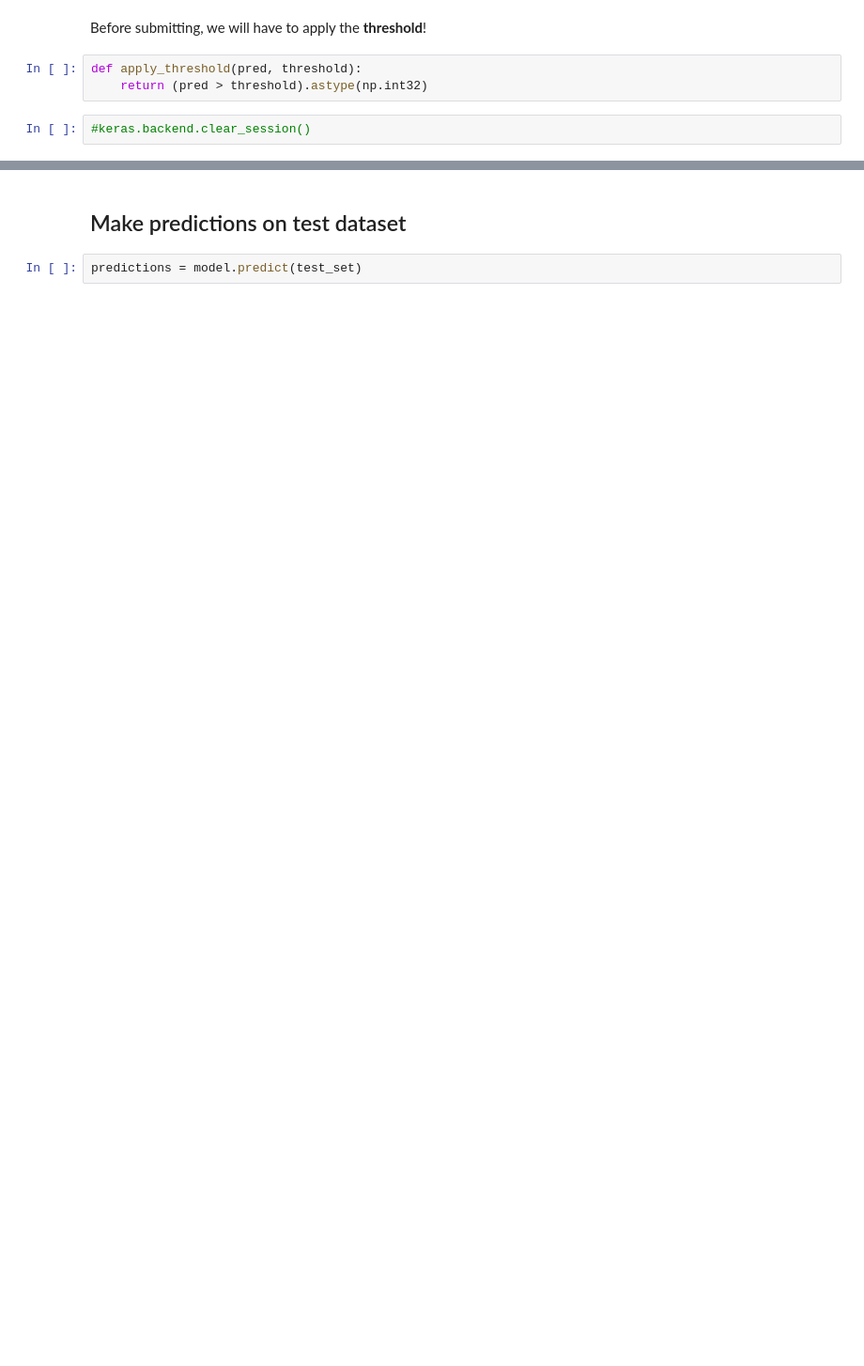
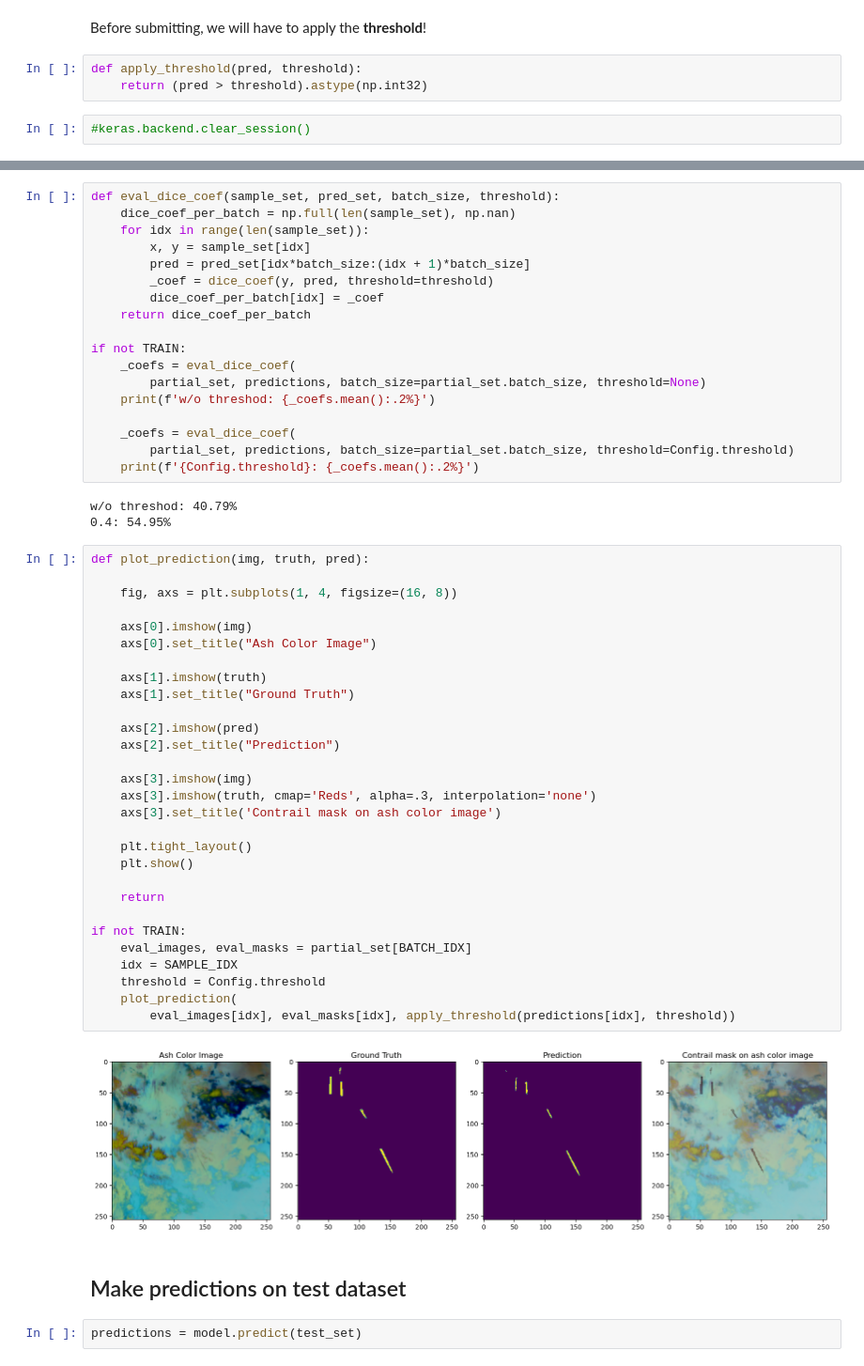
Before and after one commit to tomlqc/identify-contrails, a Jupyter notebook: notebooks/identify-contrails.ipynb, the cells around one changed output, grey strips where cells are left out. Shown at 94% size. Saved outputs shown, nothing was run; the diff lists cells and outputs as text; blank space fills up the shorter version.

```diff
--- a/notebooks/identify-contrails.ipynb
+++ b/notebooks/identify-contrails.ipynb
@@ -438,3 +472,55 @@ def apply_threshold(pred, threshold):
+# %%
+def eval_dice_coef(sample_set, pred_set, batch_size, threshold):
+    dice_coef_per_batch = np.full(len(sample_set), np.nan)
+    for idx in range(len(sample_set)):
+        x, y = sample_set[idx]
+        pred = pred_set[idx*batch_size:(idx + 1)*batch_size]
+        _coef = dice_coef(y, pred, threshold=threshold)
+        dice_coef_per_batch[idx] = _coef
+    return dice_coef_per_batch
+
+if not TRAIN:
+    _coefs = eval_dice_coef(
+        partial_set, predictions, batch_size=partial_set.batch_size, threshold=None)
+    print(f'w/o threshod: {_coefs.mean():.2%}')
+
+    _coefs = eval_dice_coef(
+        partial_set, predictions, batch_size=partial_set.batch_size, threshold=Config.threshold)
+    print(f'{Config.threshold}: {_coefs.mean():.2%}')
+# %% [output]
+w/o threshod: 40.79%
+0.4: 54.95%
+# %%
+def plot_prediction(img, truth, pred):
+
+    fig, axs = plt.subplots(1, 4, figsize=(16, 8))
+
+    axs[0].imshow(img)
+    axs[0].set_title("Ash Color Image")
+
+    axs[1].imshow(truth)
+    axs[1].set_title("Ground Truth")
+
+    axs[2].imshow(pred)
+    axs[2].set_title("Prediction")
+
+    axs[3].imshow(img)
+    axs[3].imshow(truth, cmap='Reds', alpha=.3, interpolation='none')
+    axs[3].set_title('Contrail mask on ash color image')
+
+    plt.tight_layout()
+    plt.show()
+
+    return
+
+if not TRAIN:
+    eval_images, eval_masks = partial_set[BATCH_IDX]
+    idx = SAMPLE_IDX
+    threshold = Config.threshold
+    plot_prediction(
+        eval_images[idx], eval_masks[idx], apply_threshold(predictions[idx], threshold))
+# %% [output]
+[figure, added]
 # %% [markdown]
 ## Make predictions on test dataset
 # %%
```
Also changed, not shown: parts of 10 cells of this notebook.
